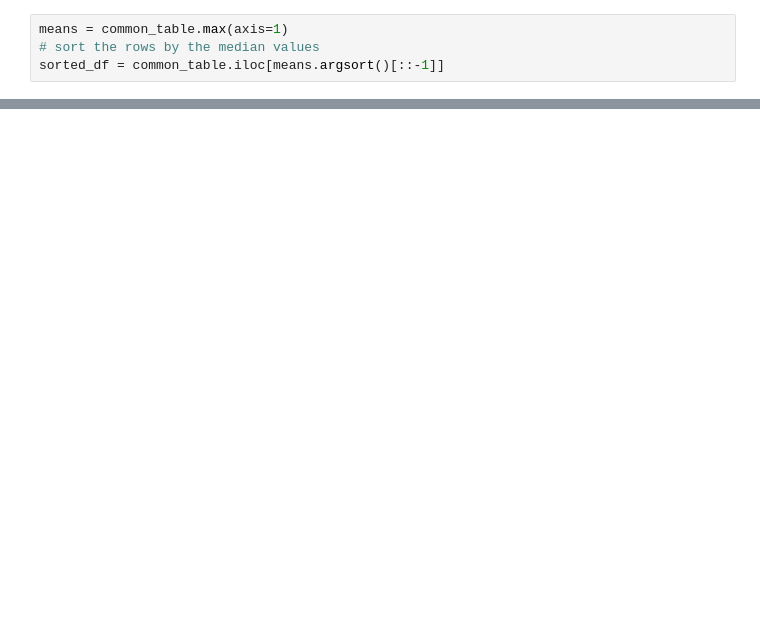
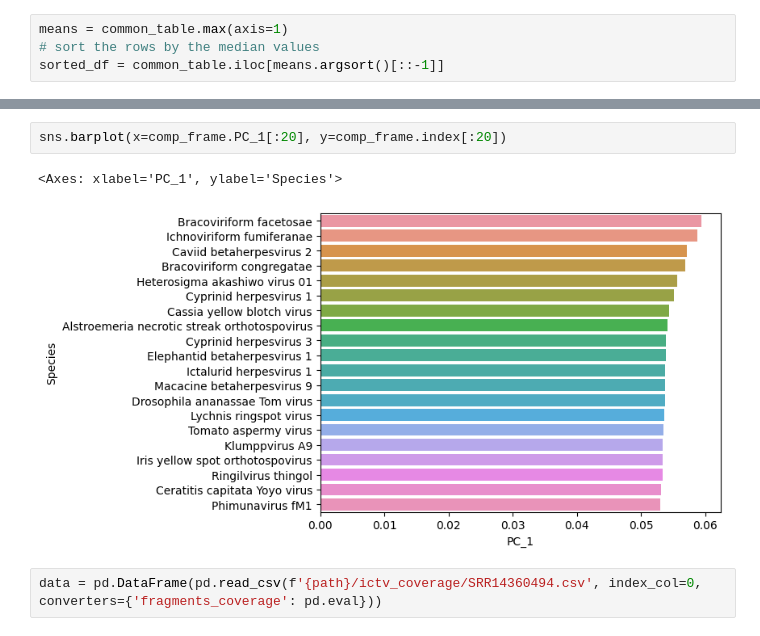
Before and after one commit to NJJeus/AliMarko, a Jupyter notebook: results.ipynb, the cells around one changed output, grey strips where cells are left out. Cells and saved outputs as stored; diff of their text form; blank space fills up the shorter version.

```diff
--- a/results.ipynb
+++ b/results.ipynb
@@ -53,0 +109,7 @@ Text(92.13888888888886, 0.5, 'Species sorted by max coverage')
+# %%
+sns.barplot(x=comp_frame.PC_1[:20], y=comp_frame.index[:20])
+# %% [output]
+<Axes: xlabel='PC_1', ylabel='Species'>
+[figure, added]
+# %%
+data = pd.DataFrame(pd.read_csv(f'{path}/ictv_coverage/SRR14360494.csv', index_col=0, converters={'fragments_coverage': pd.eval}))
```
Also changed, not shown: parts of 14 cells of this notebook.
